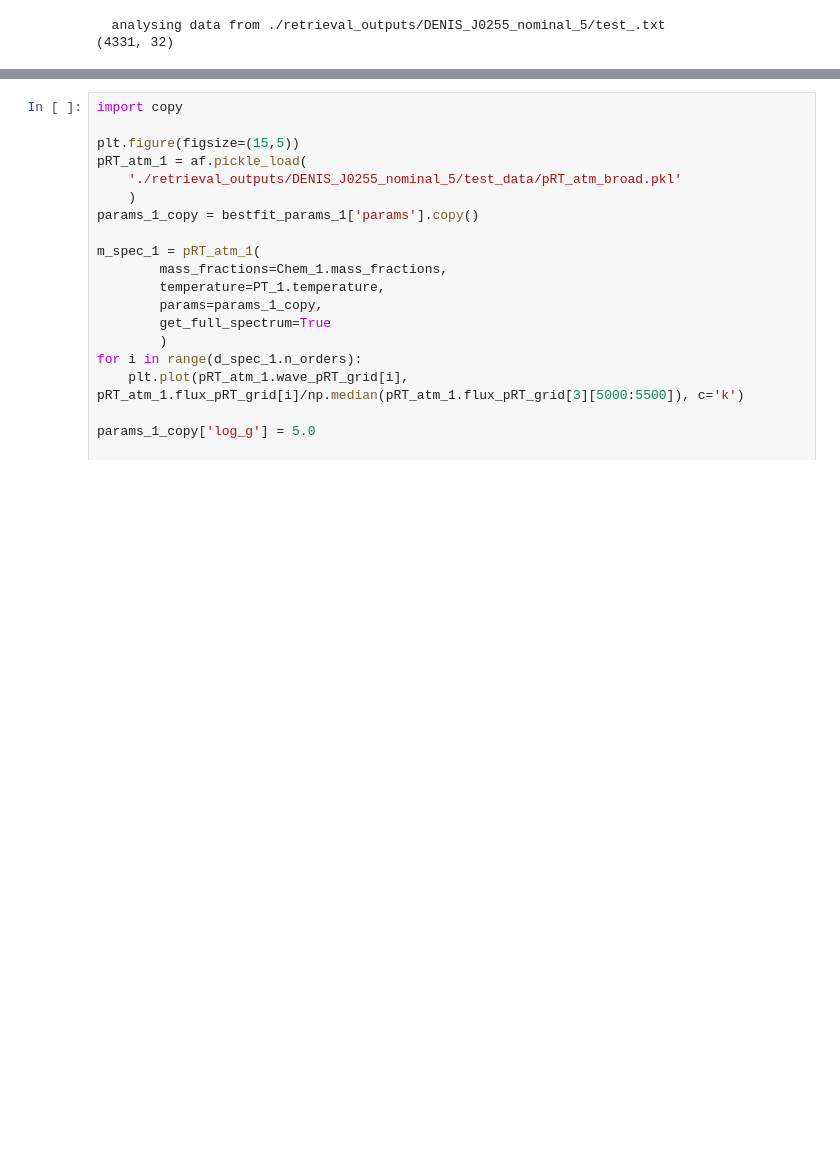
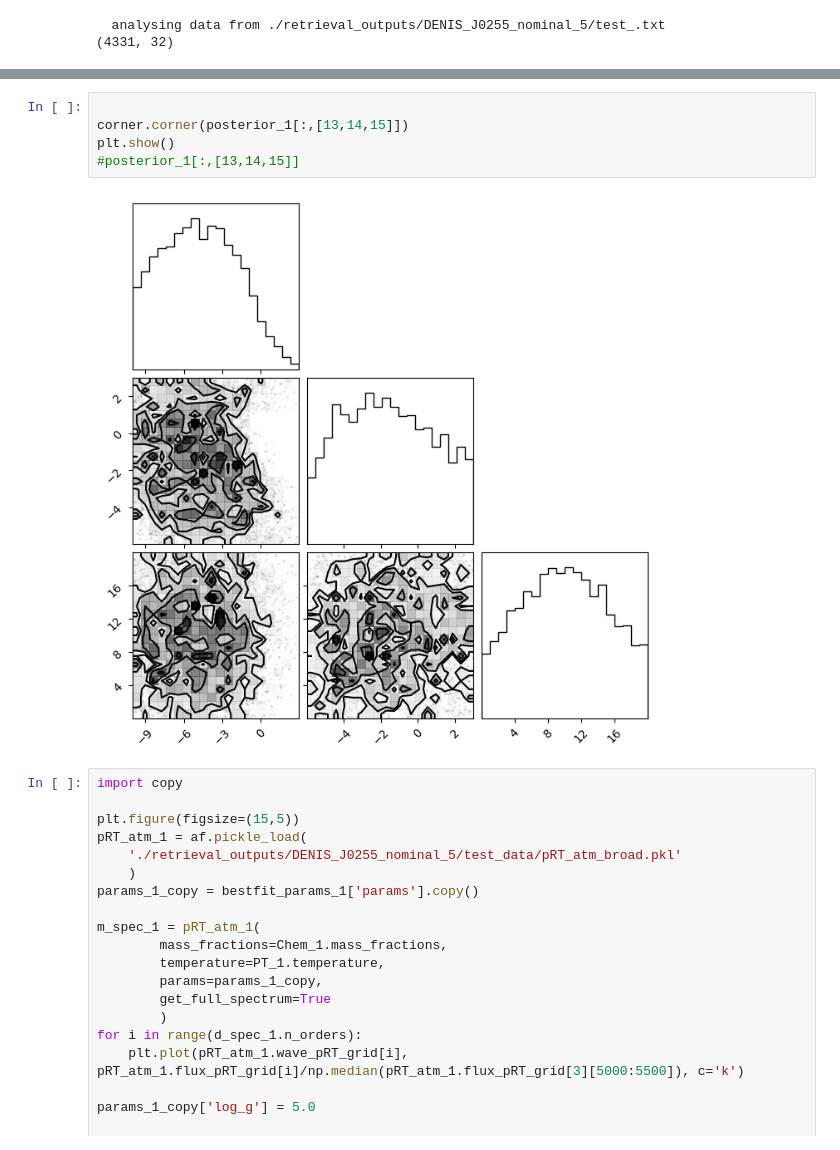
Before and after one commit to samderegt/retrieval_base, a Jupyter notebook: DENIS_J0255/retrieval_figures.ipynb, the cells around one changed output, grey strips where cells are left out. Saved outputs shown, nothing was run; the diff lists cells and outputs as text; blank space fills up the shorter version.

```diff
--- a/DENIS_J0255/retrieval_figures.ipynb
+++ b/DENIS_J0255/retrieval_figures.ipynb
@@ -96,3 +150,10 @@ plt.show()
+# %%
+
+corner.corner(posterior_1[:,[13,14,15]])
+plt.show()
+#posterior_1[:,[13,14,15]]
+# %% [output]
+[figure, added]
 # %%
 import copy
 
```
Also changed, not shown: parts of 5 cells of this notebook, 9 other files.
